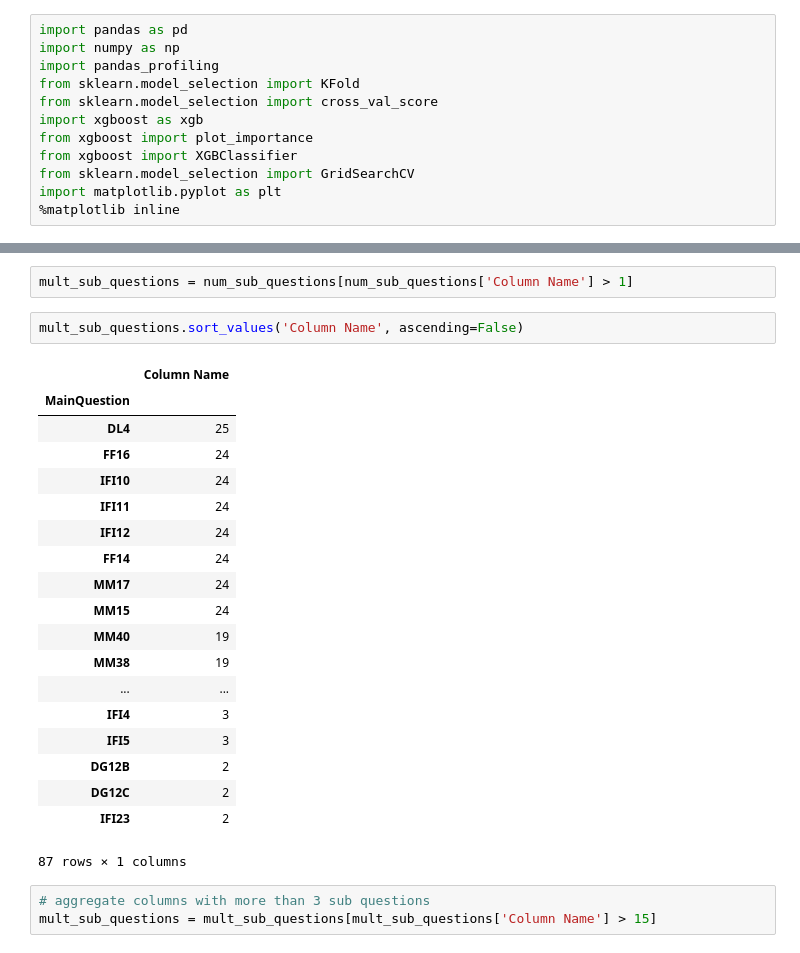
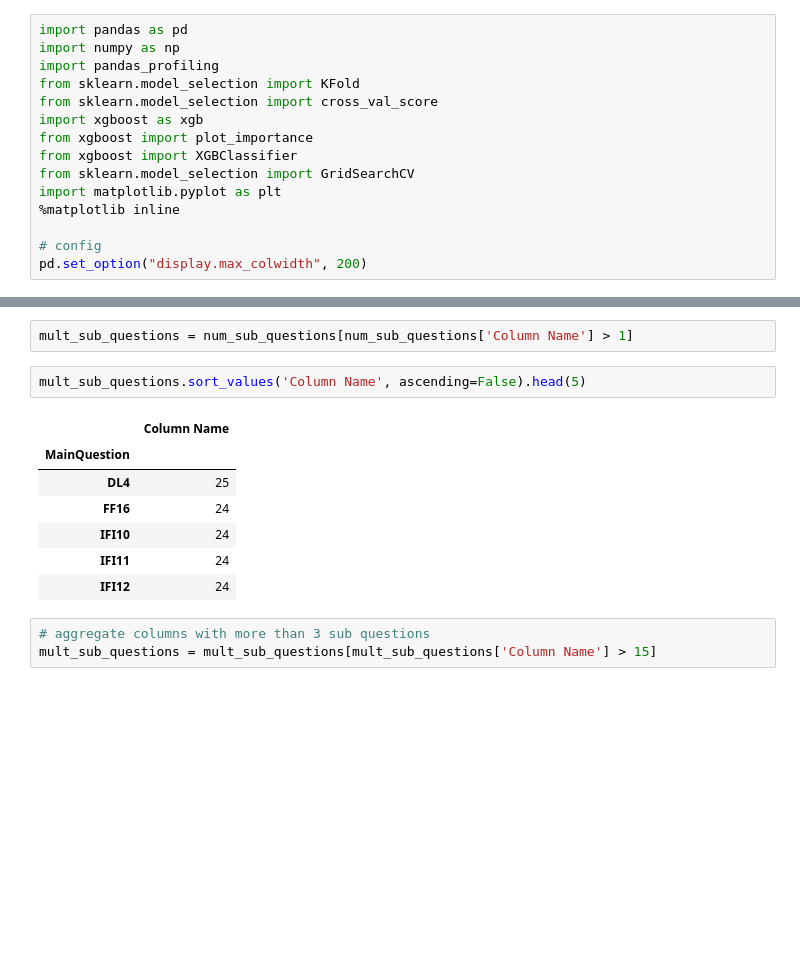
Before and after one commit to saltyporridge/WiDS_2018_Datathon, a Jupyter notebook: WiDS_analysis_final.ipynb, the cells around one changed output, grey strips where cells are left out. Drawn from its saved outputs; the diff is of its cells as text; blank space fills up the shorter version.

```diff
--- a/WiDS_analysis_final.ipynb
+++ b/WiDS_analysis_final.ipynb
@@ -10,4 +10,7 @@ from xgboost import XGBClassifier
 from sklearn.model_selection import GridSearchCV
 import matplotlib.pyplot as plt
 %matplotlib inline
+
+# config
+pd.set_option("display.max_colwidth", 200)
 # %%
@@ -74,27 +69,15 @@ num_sub_questions = desc[['MainQuestion', 'Column Name']].groupby('MainQuestion'
 # %%
 mult_sub_questions = num_sub_questions[num_sub_questions['Column Name'] > 1]
 # %%
-mult_sub_questions.sort_values('Column Name', ascending=False)
+mult_sub_questions.sort_values('Column Name', ascending=False).head(5)
 # %% [output]
 |  | Column Name |
 | MainQuestion |  |
 | DL4 | 25 |
 | FF16 | 24 |
 | IFI10 | 24 |
 | IFI11 | 24 |
 | IFI12 | 24 |
-| FF14 | 24 |
-| MM17 | 24 |
-| MM15 | 24 |
-| MM40 | 19 |
-| MM38 | 19 |
-| ... | ... |
-| IFI4 | 3 |
-| IFI5 | 3 |
-| DG12B | 2 |
-| DG12C | 2 |
-| IFI23 | 2 |
-87 rows × 1 columns
 # %%
 # aggregate columns with more than 3 sub questions
 mult_sub_questions = mult_sub_questions[mult_sub_questions['Column Name'] > 15]
```
Also changed, not shown: parts of 20 cells of this notebook, 1 other file.
